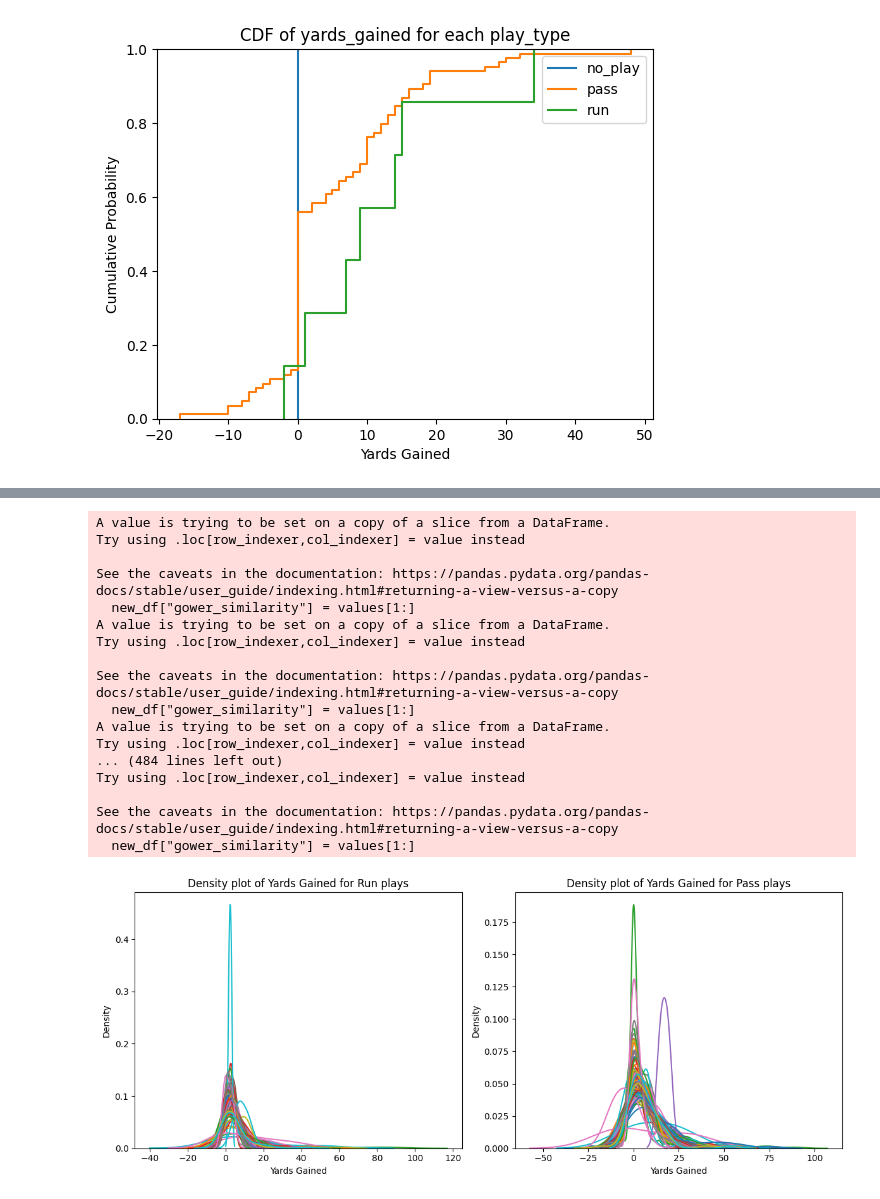
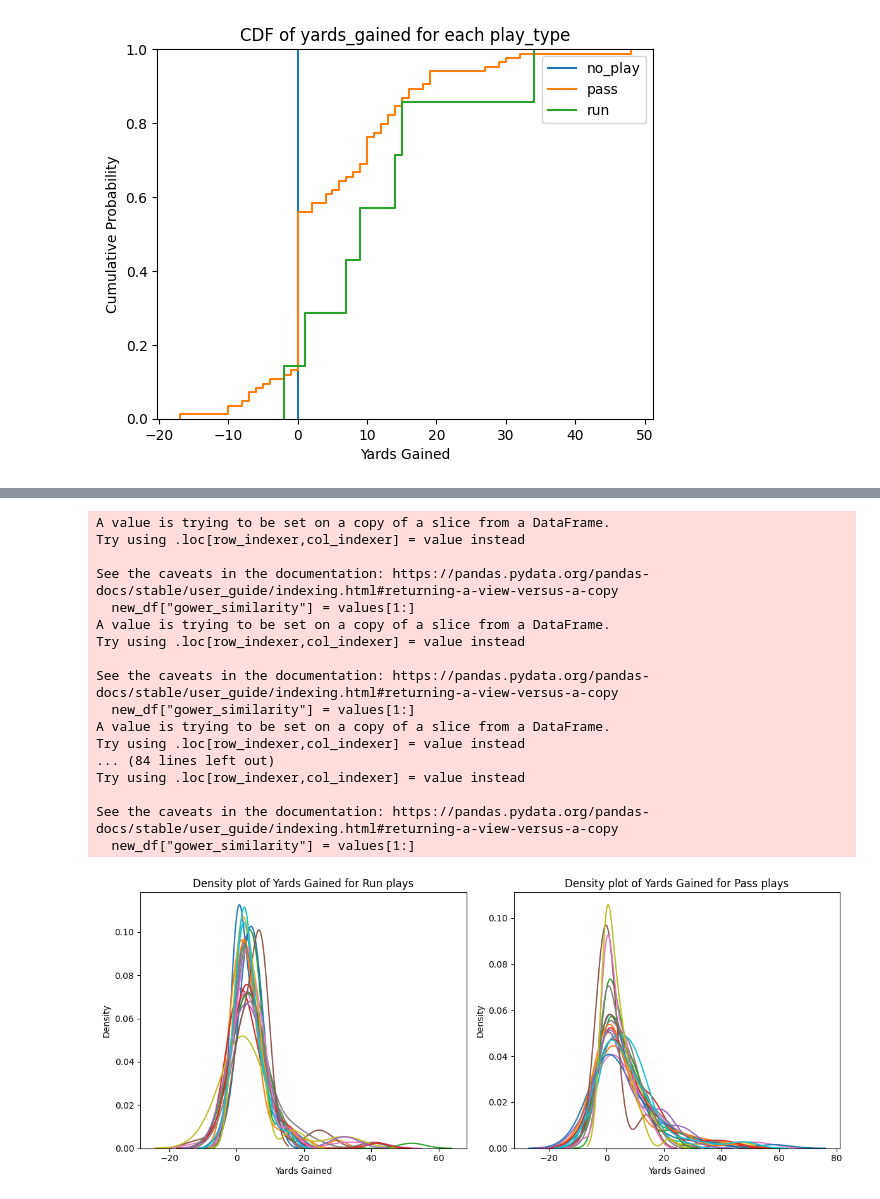
Before and after one commit to rahikot/NFLWViz, a Jupyter notebook: backend/experiments/play_recommendation_experiments.ipynb, the cells around one changed output, grey strips where cells are left out. Drawn from its saved outputs; the diff is of its cells as text; code cells hidden in the pictures.

```diff
--- a/backend/experiments/play_recommendation_experiments.ipynb
+++ b/backend/experiments/play_recommendation_experiments.ipynb
@@ -128,7 +128,7 @@ import matplotlib.pyplot as plt
 fig, axs = plt.subplots(1, 2, figsize=(12, 5))  # Adjust the figsize as needed
 
 # Assuming find_similar_scenarios is a function that returns a DataFrame
-for i in range(100):
+for i in range(20):
     # Sample a scenario and find similar scenarios
     sample_df = find_similar_scenarios(df, df.sample(1).iloc[0], 100)
 
@@ -138,32 +138,32 @@ for i in range(100):
     sns.kdeplot(sample_df[sample_df['play_type'] == 'run']['yards_gained'], ax=axs[0], label='Run')
     axs[0].set_title(f'Density plot of Yards Gained for Run plays')
     axs[0].set_xlabel('Yards Gained')
     axs[0].set_ylabel('Density')
 
 
     # Plot for "pass" plays on the second subplot
     sns.kdeplot(sample_df[sample_df['play_type'] == 'pass']['yards_gained'], ax=axs[1], label='Pass')
     axs[1].set_title(f'Density plot of Yards Gained for Pass plays')
     axs[1].set_xlabel('Yards Gained')
     axs[1].set_ylabel('Density')
 
     plt.tight_layout()  # Adjusts the subplots to fit into the figure area.
 # %% [output]
 A value is trying to be set on a copy of a slice from a DataFrame.
 Try using .loc[row_indexer,col_indexer] = value instead
 
 See the caveats in the documentation: https://pandas.pydata.org/pandas-docs/stable/user_guide/indexing.html#returning-a-view-versus-a-copy
   new_df["gower_similarity"] = values[1:]
 A value is trying to be set on a copy of a slice from a DataFrame.
 Try using .loc[row_indexer,col_indexer] = value instead
 
 See the caveats in the documentation: https://pandas.pydata.org/pandas-docs/stable/user_guide/indexing.html#returning-a-view-versus-a-copy
   new_df["gower_similarity"] = values[1:]
 A value is trying to be set on a copy of a slice from a DataFrame.
 Try using .loc[row_indexer,col_indexer] = value instead
-... (484 lines left out)
+... (84 lines left out)
 Try using .loc[row_indexer,col_indexer] = value instead
 
 See the caveats in the documentation: https://pandas.pydata.org/pandas-docs/stable/user_guide/indexing.html#returning-a-view-versus-a-copy
   new_df["gower_similarity"] = values[1:]
-[figure, old version]
+[figure, new version]
```
Also changed, not shown: parts of 2 cells of this notebook, 11 other files.
